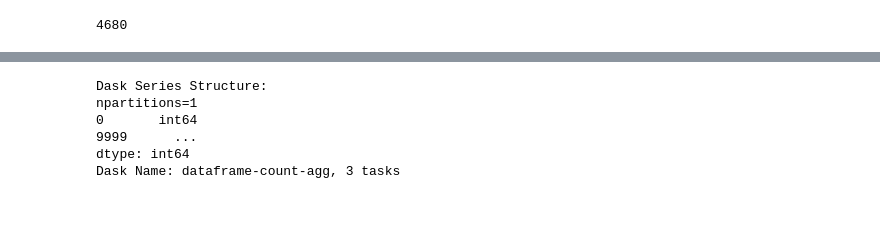
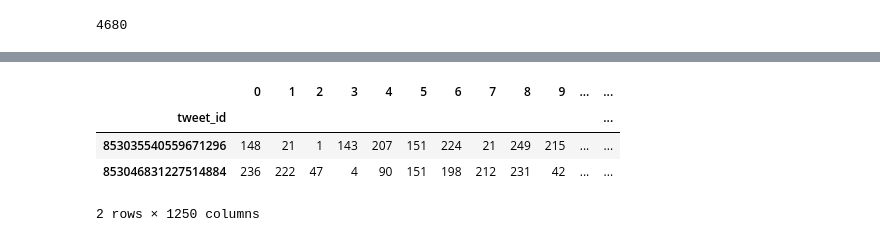
Before and after one commit to dimazest/2018-lv2, a Jupyter notebook: supplement/RI Dask.ipynb, the cells around one changed output, grey strips where cells are left out. Cells and saved outputs as stored; diff of their text form; code cells hidden in the pictures; blank space fills up the shorter version.

```diff
--- a/supplement/RI Dask.ipynb
+++ b/supplement/RI Dask.ipynb
@@ -115,0 +145,7 @@ Column(id='7e9ca83b-bd09-4b09-961e-9700baf0ac00', ...)
+# %%
+with Profiler() as prof, ResourceProfiler(dt=0.25) as rprof, CacheProfiler() as cprof, ProgressBar():
+    data = (
+        dd.read_hdf('tweet_vectors.hdf', key='data/v*', sorted_index=True)
+    )
+
+    result = data.loc[[853035540559671296, 853046831227514884]].compute()
@@ -122,9 +159,8 @@ Column(id='17883198-6890-4dbf-a373-ccdb7708bdcc', ...)
-# %%
-dd.read_parquet('tweet_vectors.parquet').count()
-# %% [output]
-Dask Series Structure:
-npartitions=1
-0       int64
-9999      ...
-dtype: int64
-Dask Name: dataframe-count-agg, 3 tasks
+# %%
+result
+# %% [output]
+|  | 0 | 1 | 2 | 3 | 4 | 5 | 6 | 7 | 8 | 9 | ... | ... |
+| tweet_id |  |  |  |  |  |  |  |  |  |  |  | ... |
+| 853035540559671296 | 148 | 21 | 1 | 143 | 207 | 151 | 224 | 21 | 249 | 215 | ... | ... |
+| 853046831227514884 | 236 | 222 | 47 | 4 | 90 | 151 | 198 | 212 | 231 | 42 | ... | ... |
+2 rows × 1250 columns
```
Also changed, not shown: parts of 12 cells of this notebook, 1 other file.
